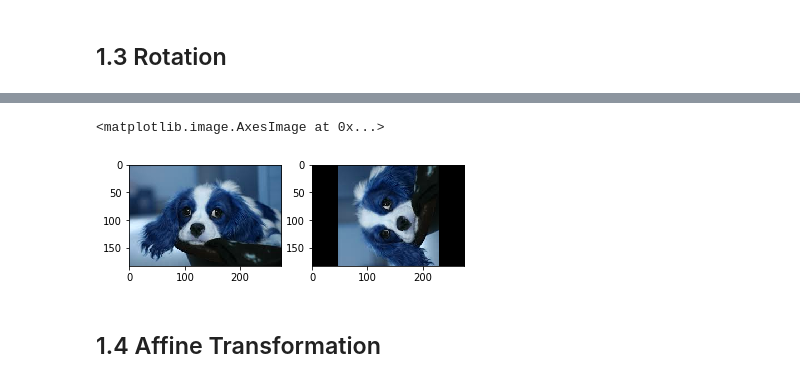
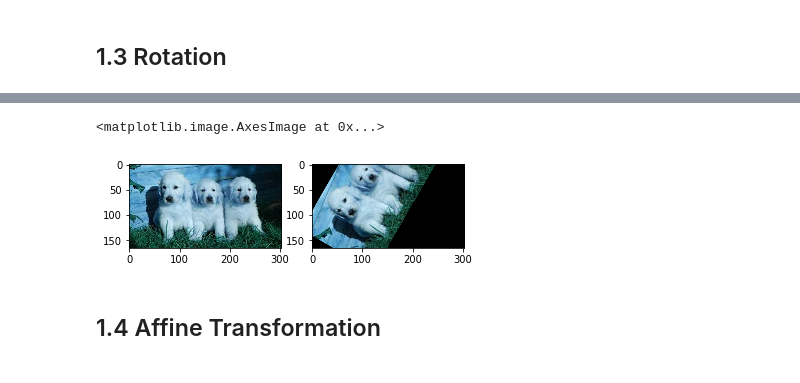
Before and after one commit to duynguyenfpt/Training-Computer-Vision, a Jupyter notebook: Training/DAY 2/DAY2.ipynb, the cells around one changed output, grey strips where cells are left out. Saved outputs shown, nothing was run; the diff lists cells and outputs as text; code cells hidden in the pictures.

```diff
--- a/Training/DAY 2/DAY2.ipynb
+++ b/Training/DAY 2/DAY2.ipynb
@@ -71,20 +73,20 @@ plt.imshow(dst)
 # %% [markdown]
 <img src="rotation.png">
 # %%
-img = cv2.imread(rel_path[2])
+img = cv2.imread('image/3.jpg')
 rows,cols = img[:,:,0].shape
 
 #cv2.getRotationMatrix2D(center, angle, scale)
 
-M = cv2.getRotationMatrix2D((cols/2,rows/2),90,1)
+M = cv2.getRotationMatrix2D((cols/3,rows/2),60,1)
 dst = cv2.warpAffine(img,M,(cols,rows))
 plt.subplot(1,2,1)
 plt.imshow(img)
 plt.subplot(1,2,2)
 plt.imshow(dst)
 # %% [output]
 <matplotlib.image.AxesImage at 0x...>
-[figure, old version]
+[figure, new version]
 # %% [markdown]
 ## 1.4 Affine Transformation
 # %% [markdown]
```
Also changed, not shown: parts of 7 cells of this notebook, 13 other files.
